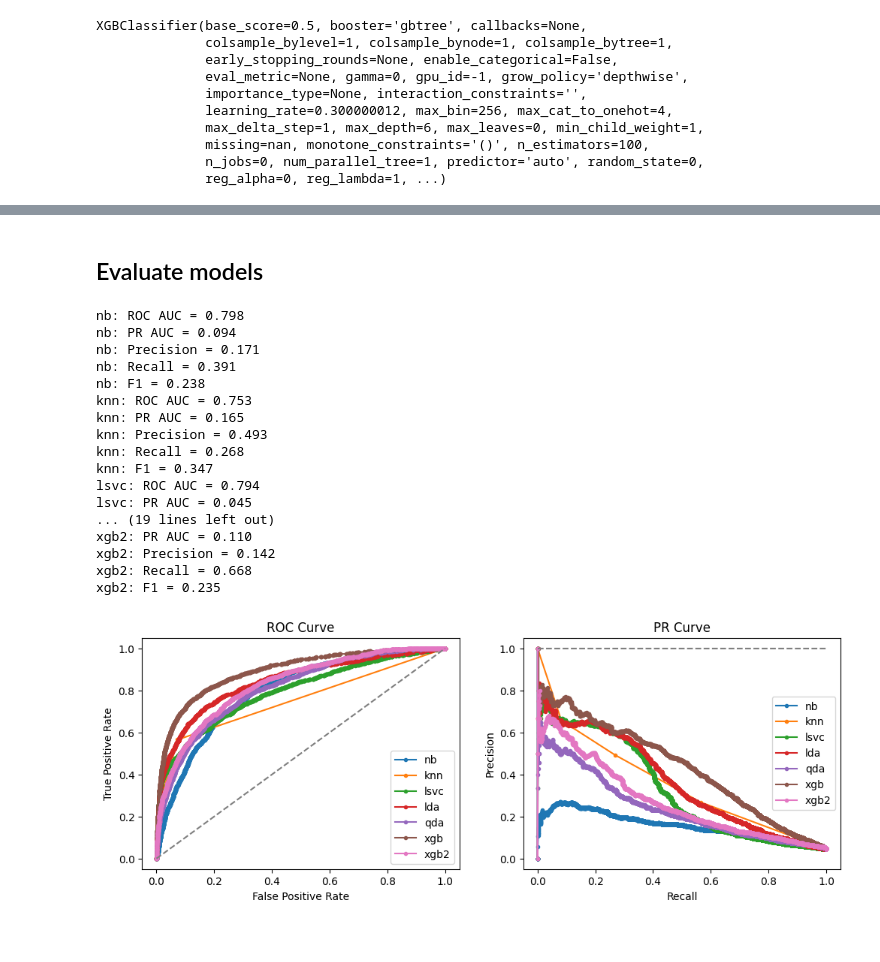
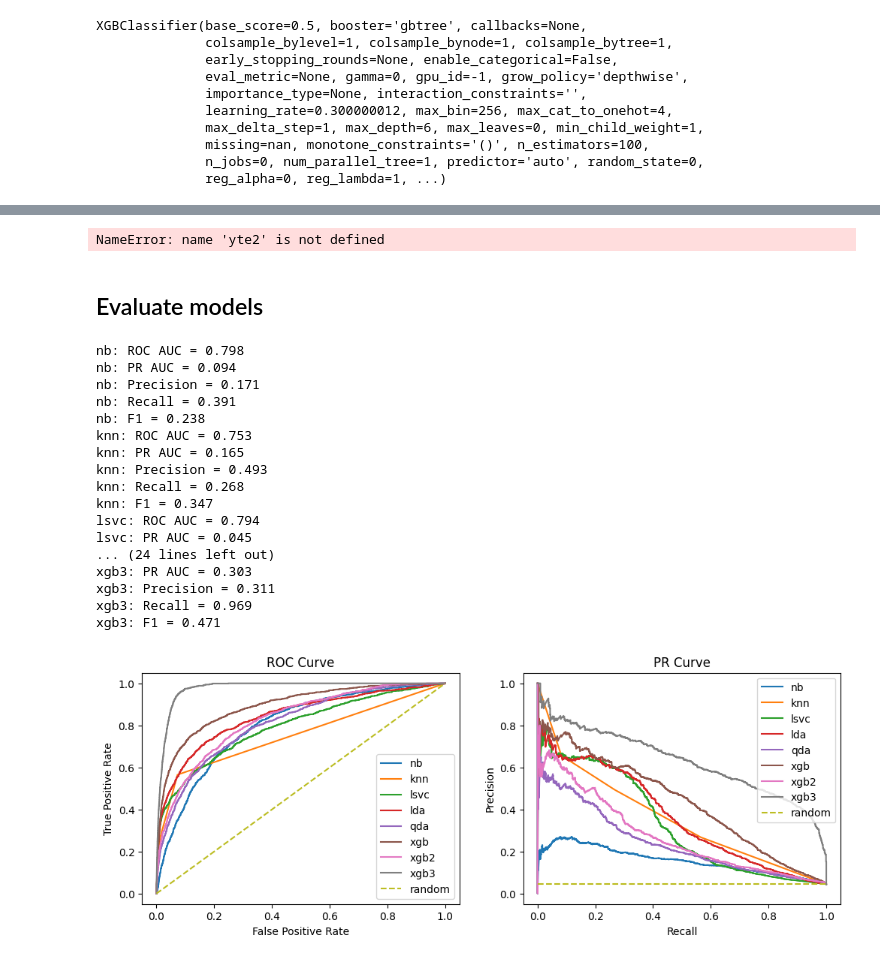
Before and after one commit to HaotingS/dsa4262_project, a Jupyter notebook: notebooks/modeling4_yeejet.ipynb, the cells around one changed output, grey strips where cells are left out. Cells and saved outputs as stored; diff of their text form; code cells hidden in the pictures.

Commit message:
update modeling 4 with xgb3, 4

```diff
--- a/notebooks/modeling4_yeejet.ipynb
+++ b/notebooks/modeling4_yeejet.ipynb
@@ -439,5 +438,5 @@ xgb.plot_importance(model)
 ## load data for xgb2
 df_feature = pd.read_csv('../data/xgb2_feature.csv')
 df_label = pd.read_csv('../data/xgb2_label.csv')
-_, Xte, _, yte = train_test_split(df_feature, df_label, test_size=0.2, random_state=42)
+_, Xte2, _, yte2 = train_test_split(df_feature, df_label, test_size=0.2, random_state=42)
 # %%
@@ -455,0 +549,23 @@ pr_curves.append(precision_recall_curve(yte, yhat1_probs))
+# %%
+import pandas as pd
+import pickle
+from xgboost import XGBClassifier
+
+data_dir = os.path.join(os.path.expanduser('~'), 'studies/ProjectStorage/samueltjong/data')
+model_dir = os.path.join(os.path.expanduser('~'), 'studies/ProjectStorage/samueltjong/models')
+os.path.join(data_dir, 'bag_labels.pickle')
+features = pd.read_csv(os.path.join(data_dir, 'sum_rule_feature.csv'))
+
+with open(os.path.join(data_dir, 'bag_indices.pickle'), 'rb') as f:
+  bag_indices = pickle.load(f)
+
+with open(os.path.join(data_dir, 'bag_labels.pickle'), 'rb') as f:
+  bag_labels = pickle.load(f)
+
+model = XGBClassifier()
+model.load_model(os.path.join(model_dir, 'sum_rule_xgb.model'))
+# %%
+sum_rule_model = SumRule(model)
+
+yhat = sum_rule_model.predict(features, bag_indices)
+yhat1_probs = sum_rule_model.predict_proba(features, bag_indices)
@@ -456,3 +585,14 @@ pr_curves.append(precision_recall_curve(yte, yhat1_probs))
+# %%
+models.append('xgb4')
+roc_aucs.append(roc_auc_score(yte2, yhat1_probs))
+pr_aucs.append(average_precision_score(yte2, yhat))
+precisions.append(precision_score(yte2, yhat))
+recalls.append(recall_score(yte2, yhat))
+f1s.append(f1_score(yte2, yhat))
+roc_curves.append(roc_curve(yte2, yhat1_probs))
+pr_curves.append(precision_recall_curve(yte2, yhat1_probs))
+# %% [output]
+NameError: name 'yte2' is not defined
 # %% [markdown]
 ## Evaluate models
 # %%
@@ -481,46 +621,48 @@ for _model, _roc_auc, _pr_auc, _precision, _recall, _f1, _roc_curve, _pr_curve i
     fpr, tpr, _ = _roc_curve
 
     plt.subplot(1, 2, 1)
-    plt.plot(fpr, tpr, marker='.', label=_model)
+    plt.plot(fpr, tpr, label=_model)
 
     plt.title('ROC Curve')
     plt.xlabel('False Positive Rate')
     plt.ylabel('True Positive Rate')
     plt.legend()
 
     # PR
     precision, recall, _ = _pr_curve
 
     plt.subplot(1, 2, 2)
     no_skill = len(yte[yte==1]) / len(yte)
-    plt.plot(recall, precision, marker='.', label=_model)
+    plt.plot(recall, precision, label=_model)
 
     plt.title('PR Curve')
     plt.xlabel('Recall')
     plt.ylabel('Precision')
     plt.legend()
 
 plt.subplot(1, 2, 1)
-plt.plot(random_fpr, random_tpr, linestyle='--', label='Random')
+plt.plot(random_fpr, random_tpr, linestyle='--', label='random')
+plt.legend()
 plt.subplot(1, 2, 2)
-plt.plot([0, 1], [no_skill, no_skill], linestyle='--', label='Random')
+plt.plot([0, 1], [no_skill, no_skill], linestyle='--', label='random')
+plt.legend()
 plt.show()
 # %% [output]
 nb: ROC AUC = 0.798
 nb: PR AUC = 0.094
 nb: Precision = 0.171
 nb: Recall = 0.391
 nb: F1 = 0.238
 knn: ROC AUC = 0.753
 knn: PR AUC = 0.165
 knn: Precision = 0.493
 knn: Recall = 0.268
 knn: F1 = 0.347
 lsvc: ROC AUC = 0.794
 lsvc: PR AUC = 0.045
-... (19 lines left out)
-xgb2: PR AUC = 0.110
-xgb2: Precision = 0.142
-xgb2: Recall = 0.668
-xgb2: F1 = 0.235
+... (24 lines left out)
+xgb3: PR AUC = 0.303
+xgb3: Precision = 0.311
+xgb3: Recall = 0.969
+xgb3: F1 = 0.471
-[figure, old version]
+[figure, new version]
```
Also changed, not shown: parts of 18 cells of this notebook.
